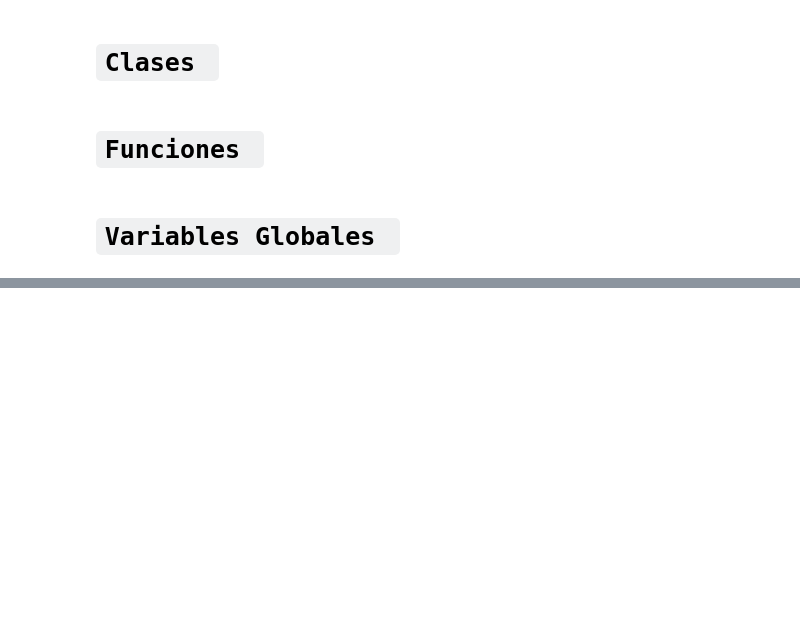
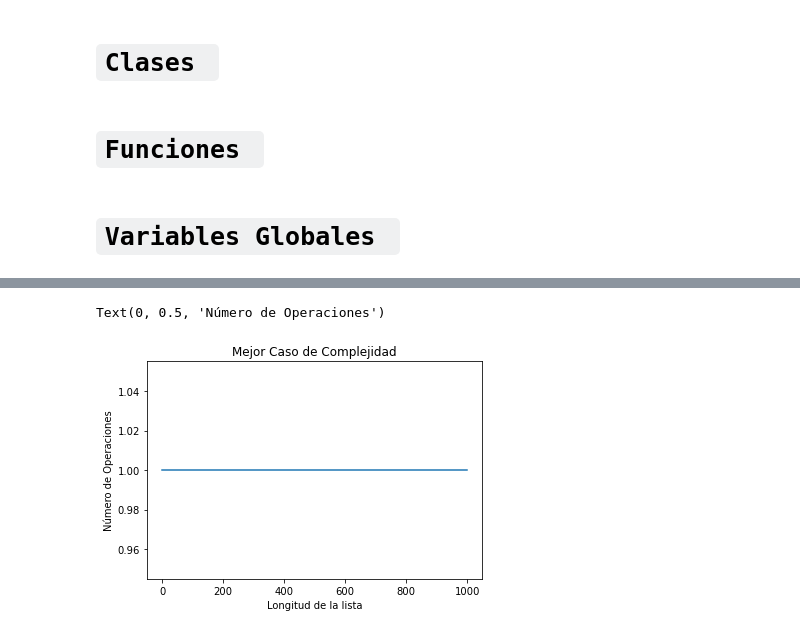
Before and after one commit to Eickyair/eda-2, a Jupyter notebook: 2022-09-21-practica-4/plots.ipynb, the cells around one changed output, grey strips where cells are left out. Saved outputs shown, nothing was run; the diff lists cells and outputs as text; code cells hidden in the pictures; blank space fills up the shorter version.

```diff
--- a/2022-09-21-practica-4/plots.ipynb
+++ b/2022-09-21-practica-4/plots.ipynb
@@ -5,7 +5,7 @@ import pandas as pd
 from random import randint
 CASO_PROMEDIO = pd.read_csv("./data.csv")
 import matplotlib.pyplot as plt
-TESTS = 100
+TESTS = 999
 # %% [markdown]
 # <code>Clases<code>
 # %%
@@ -555,0 +171,19 @@ Text(0.5, 1.0, 'Caso Promedio de Complejidad')
+# %%
+X = range(TESTS)
+Y = []
+musicas = obtenerDatos(CASO_PROMEDIO,TESTS)
+search.attr = "duration"
+for i in X:
+    tt = musicas[:i+1]
+    nodo = tt[0]
+    search.cont=0
+    search.I_busquedaLinea(tt,nodo.duration)
+    Y.append(search.cont)
+
+plt.plot(X,Y)
+plt.title("Mejor Caso de Complejidad")
+plt.xlabel("Longitud de la lista")
+plt.ylabel("Número de Operaciones")
+# %% [output]
+Text(0, 0.5, 'Número de Operaciones')
+[figure, added]
```
Also changed, not shown: parts of 98 cells of this notebook, 27 other files.
